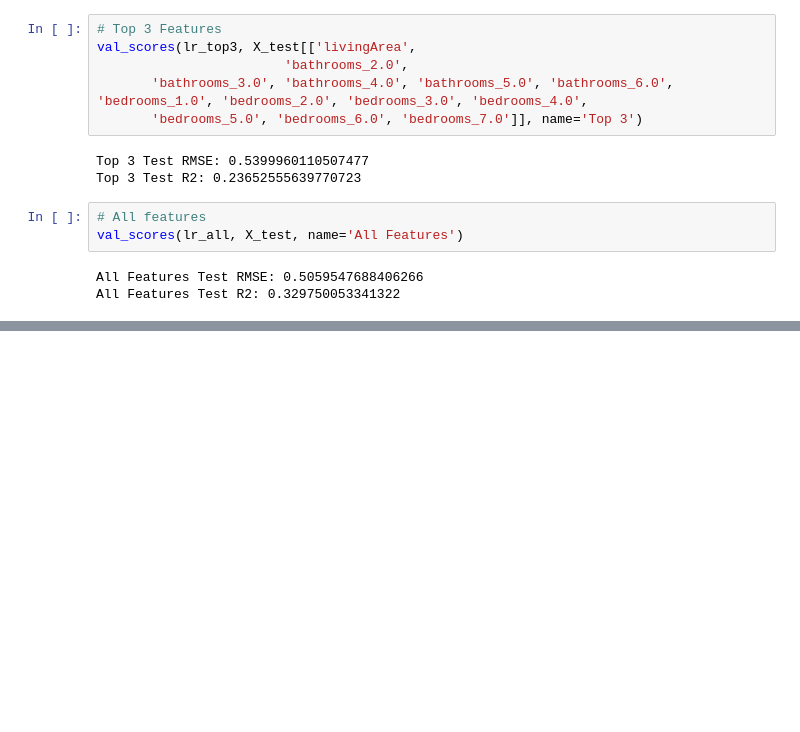
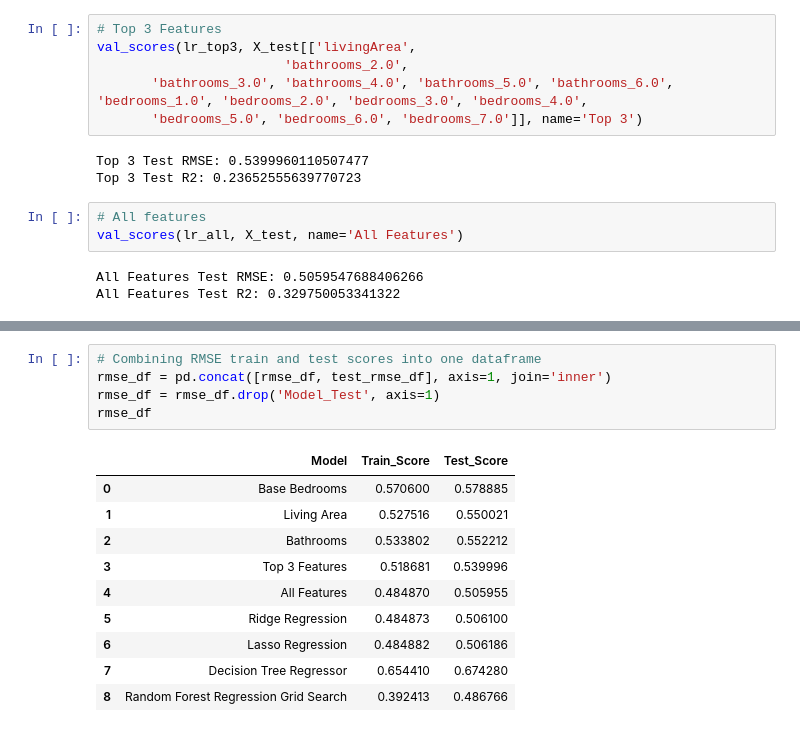
Before and after one commit to erin-vu/real_estate, a Jupyter notebook: Real Estate Analysis.ipynb, the cells around one changed output, grey strips where cells are left out. Cells and saved outputs as stored; diff of their text form; blank space fills up the shorter version.

```diff
--- a/Real Estate Analysis.ipynb
+++ b/Real Estate Analysis.ipynb
@@ -1606,0 +1641,16 @@ All Features Test R2: 0.329750053341322
+# %%
+# Combining RMSE train and test scores into one dataframe
+rmse_df = pd.concat([rmse_df, test_rmse_df], axis=1, join='inner')
+rmse_df = rmse_df.drop('Model_Test', axis=1)
+rmse_df
+# %% [output]
+|  | Model | Train_Score | Test_Score |
+| 0 | Base Bedrooms | 0.570600 | 0.578885 |
+| 1 | Living Area | 0.527516 | 0.550021 |
+| 2 | Bathrooms | 0.533802 | 0.552212 |
+| 3 | Top 3 Features | 0.518681 | 0.539996 |
+| 4 | All Features | 0.484870 | 0.505955 |
+| 5 | Ridge Regression | 0.484873 | 0.506100 |
+| 6 | Lasso Regression | 0.484882 | 0.506186 |
+| 7 | Decision Tree Regressor | 0.654410 | 0.674280 |
+| 8 | Random Forest Regression Grid Search | 0.392413 | 0.486766 |
```
Also changed, not shown: parts of 21 cells of this notebook.
